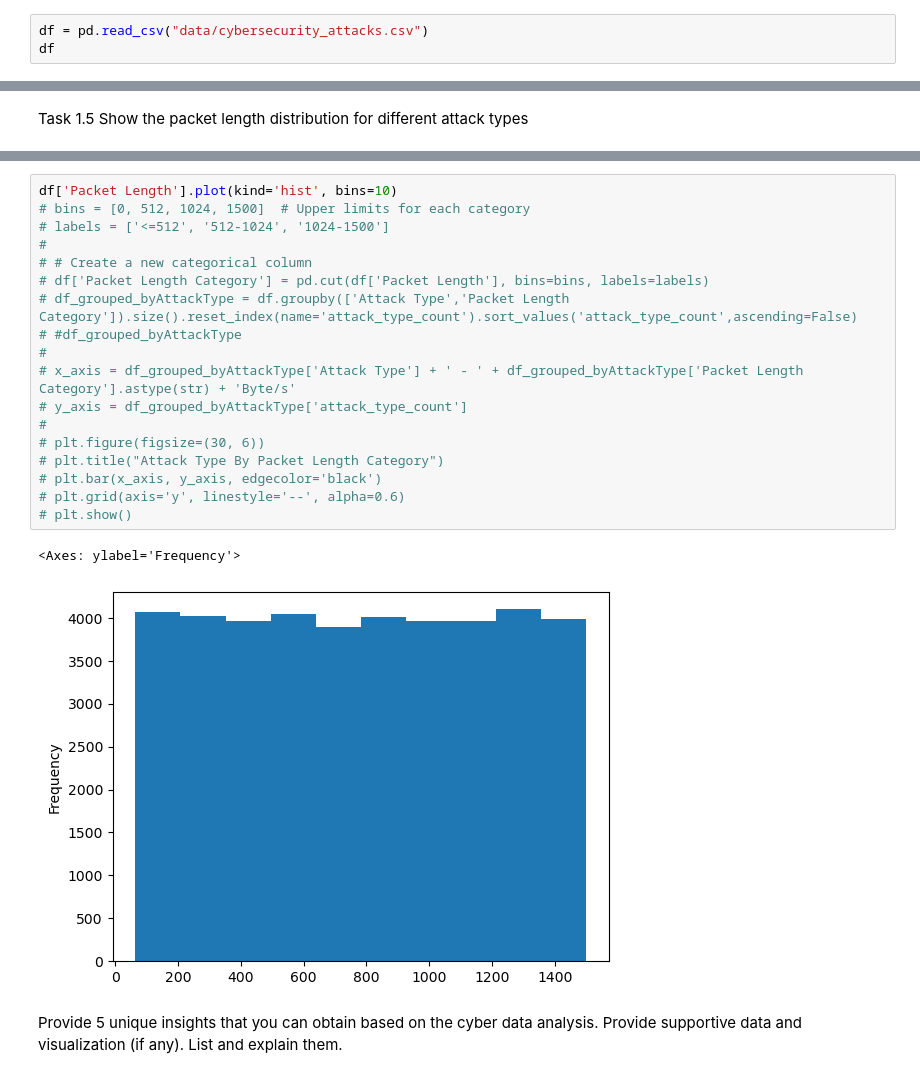
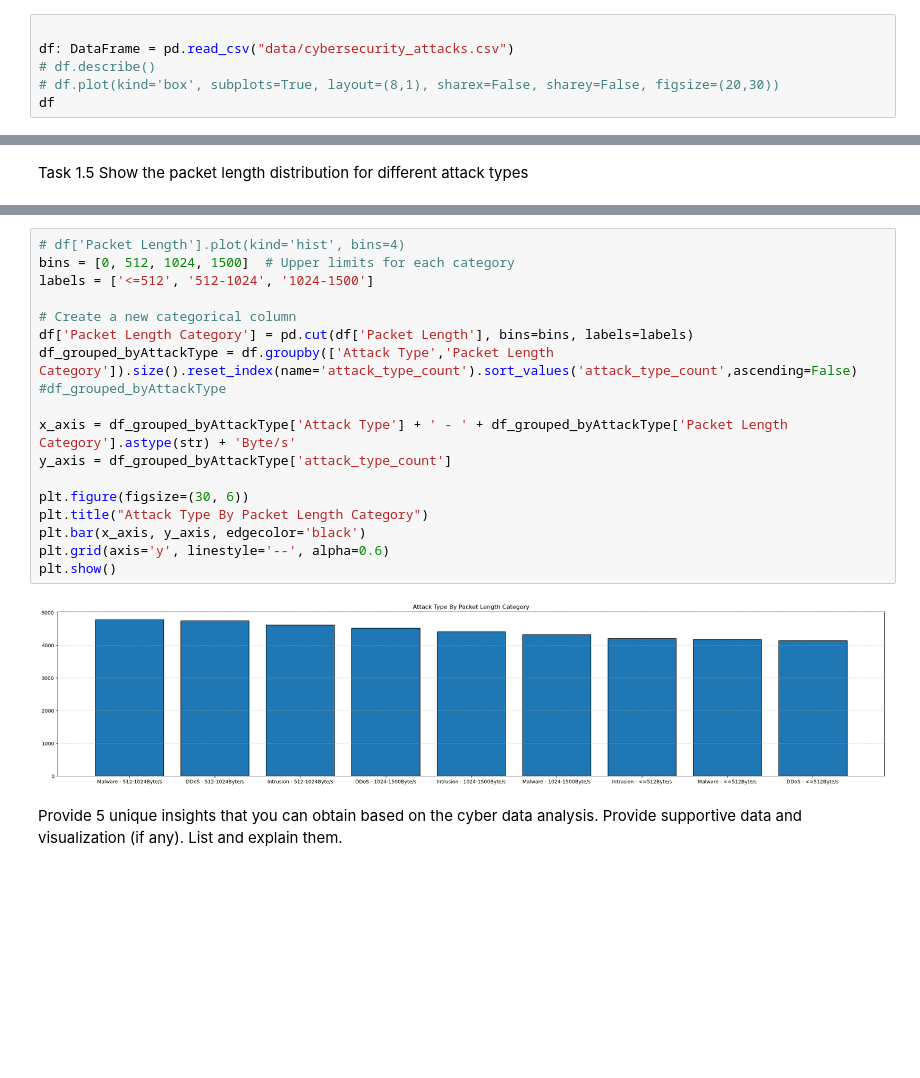
Before and after one commit to Shounaks/SIT719_Analytics_For_Security_And_Privacy, a Jupyter notebook: task-5.1C.ipynb, the cells around one changed output, grey strips where cells are left out. Drawn from its saved outputs; the diff is of its cells as text; blank space fills up the shorter version.

```diff
--- a/task-5.1C.ipynb
+++ b/task-5.1C.ipynb
@@ -21,7 +28,10 @@ import matplotlib.pyplot as plt
 # %% [markdown]
 1.1 Display the first few rows of the dataset with the column headers to understand its structure.
 # %%
-df = pd.read_csv("data/cybersecurity_attacks.csv")
+
+df: DataFrame = pd.read_csv("data/cybersecurity_attacks.csv")
+# df.describe()
+# df.plot(kind='box', subplots=True, layout=(8,1), sharex=False, sharey=False, figsize=(20,30))
 df
 # %% [output]
 |  | Timestamp | Source IP Address | Destination IP Address | Source Port | Destination Port | Protocol | ... |
@@ -221,24 +258,23 @@ plt.boxplot(df_pivot)
 # %%
-df['Packet Length'].plot(kind='hist', bins=10)
-# bins = [0, 512, 1024, 1500]  # Upper limits for each category
-# labels = ['<=512', '512-1024', '1024-1500']
-#
-# # Create a new categorical column
-# df['Packet Length Category'] = pd.cut(df['Packet Length'], bins=bins, labels=labels)
-# df_grouped_byAttackType = df.groupby(['Attack Type','Packet Length Category']).size().reset_index(name='attack_type_count').sort_values('attack_type_count',ascending=False)
-# #df_grouped_byAttackType
-#
-# x_axis = df_grouped_byAttackType['Attack Type'] + ' - ' + df_grouped_byAttackType['Packet Length Category'].astype(str) + 'Byte/s'
-# y_axis = df_grouped_byAttackType['attack_type_count']
-#
-# plt.figure(figsize=(30, 6))
-# plt.title("Attack Type By Packet Length Category")
-# plt.bar(x_axis, y_axis, edgecolor='black')
-# plt.grid(axis='y', linestyle='--', alpha=0.6)
-# plt.show()
+# df['Packet Length'].plot(kind='hist', bins=4)
+bins = [0, 512, 1024, 1500]  # Upper limits for each category
+labels = ['<=512', '512-1024', '1024-1500']
+
+# Create a new categorical column
+df['Packet Length Category'] = pd.cut(df['Packet Length'], bins=bins, labels=labels)
+df_grouped_byAttackType = df.groupby(['Attack Type','Packet Length Category']).size().reset_index(name='attack_type_count').sort_values('attack_type_count',ascending=False)
+#df_grouped_byAttackType
+
+x_axis = df_grouped_byAttackType['Attack Type'] + ' - ' + df_grouped_byAttackType['Packet Length Category'].astype(str) + 'Byte/s'
+y_axis = df_grouped_byAttackType['attack_type_count']
+
+plt.figure(figsize=(30, 6))
+plt.title("Attack Type By Packet Length Category")
+plt.bar(x_axis, y_axis, edgecolor='black')
+plt.grid(axis='y', linestyle='--', alpha=0.6)
+plt.show()
 # %% [output]
-<Axes: ylabel='Frequency'>
-[figure, old version]
+[figure, new version]
 # %% [markdown]
 Provide 5 unique insights that you can obtain based on the cyber data analysis. Provide supportive data and visualization (if any). List and explain them.
 # %%
```
Also changed, not shown: parts of 14 cells of this notebook, 6 other files.
